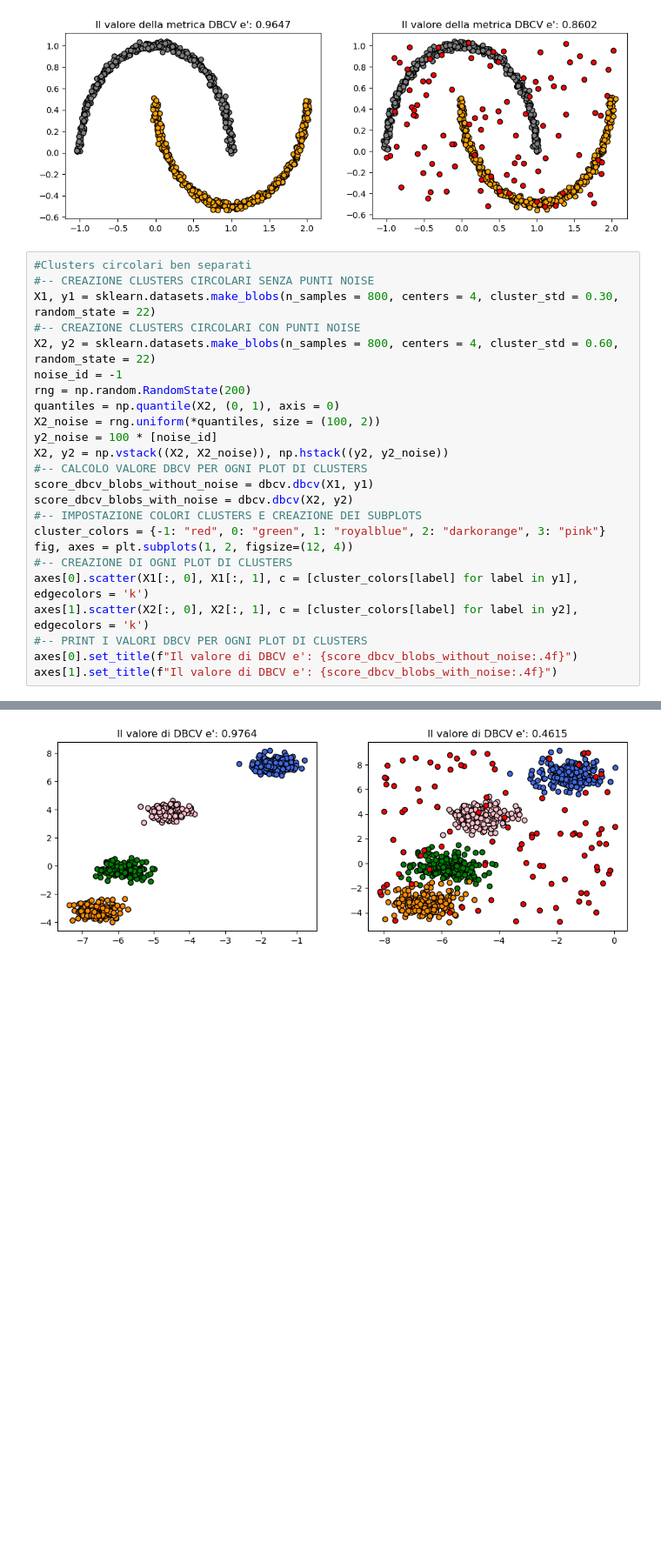
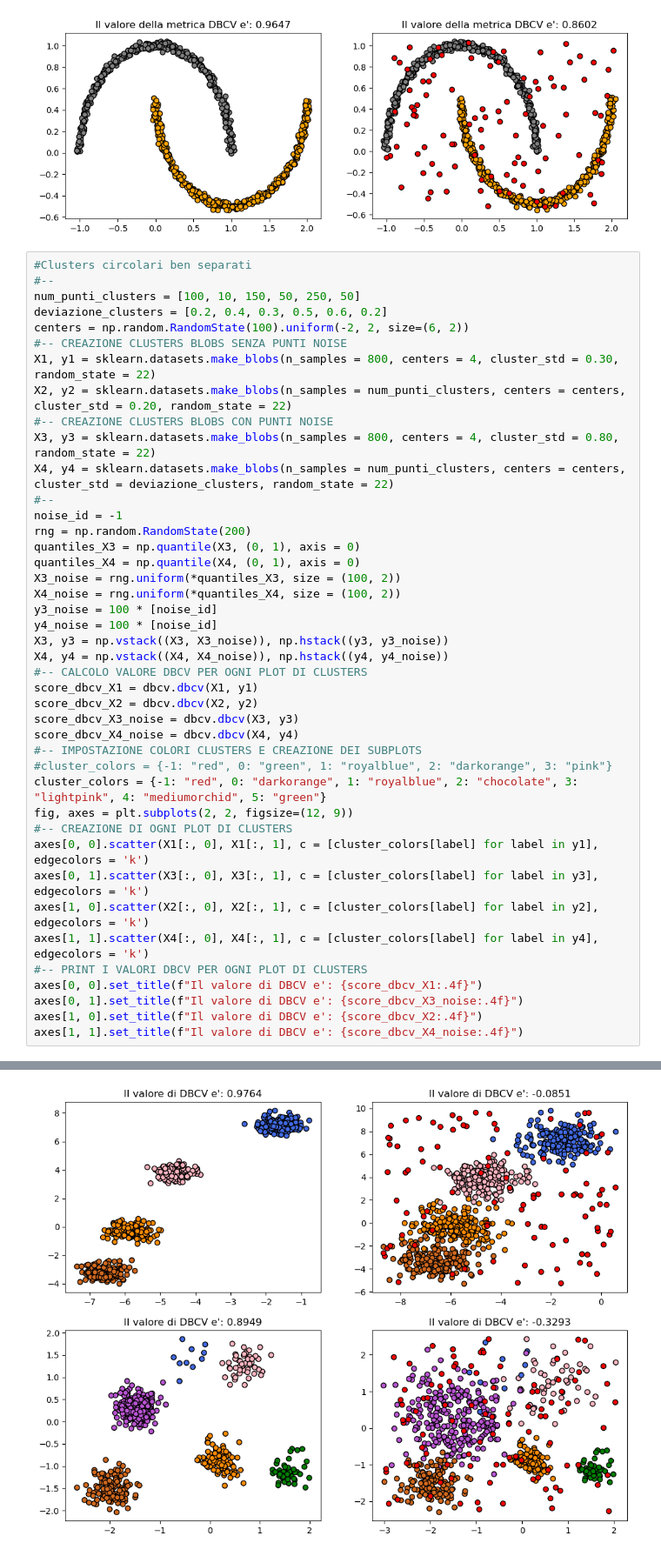
Before and after one commit to ArocchiDS/dbscan-clustering-ehr-data, a Jupyter notebook: DBSCAN.ipynb, the cells around one changed output, grey strips where cells are left out. Shown at 87% size. Cells and saved outputs as stored; diff of their text form; blank space fills up the shorter version.

Commit message:
Datasets artificiali

```diff
--- a/DBSCAN.ipynb
+++ b/DBSCAN.ipynb
@@ -38,26 +38,44 @@ Text(0.5, 1.0, "Il valore della metrica DBCV e': 0.8602")
 [figure]
 # %%
 #Clusters circolari ben separati
-#-- CREAZIONE CLUSTERS CIRCOLARI SENZA PUNTI NOISE
+#--
+num_punti_clusters = [100, 10, 150, 50, 250, 50]
+deviazione_clusters = [0.2, 0.4, 0.3, 0.5, 0.6, 0.2]
+centers = np.random.RandomState(100).uniform(-2, 2, size=(6, 2))
+#-- CREAZIONE CLUSTERS BLOBS SENZA PUNTI NOISE
 X1, y1 = sklearn.datasets.make_blobs(n_samples = 800, centers = 4, cluster_std = 0.30, random_state = 22)
-#-- CREAZIONE CLUSTERS CIRCOLARI CON PUNTI NOISE
-X2, y2 = sklearn.datasets.make_blobs(n_samples = 800, centers = 4, cluster_std = 0.60, random_state = 22)
+X2, y2 = sklearn.datasets.make_blobs(n_samples = num_punti_clusters, centers = centers, cluster_std = 0.20, random_state = 22)
+#-- CREAZIONE CLUSTERS BLOBS CON PUNTI NOISE
+X3, y3 = sklearn.datasets.make_blobs(n_samples = 800, centers = 4, cluster_std = 0.80, random_state = 22)
+X4, y4 = sklearn.datasets.make_blobs(n_samples = num_punti_clusters, centers = centers, cluster_std = deviazione_clusters, random_state = 22)
+#--
 noise_id = -1
 rng = np.random.RandomState(200)
-quantiles = np.quantile(X2, (0, 1), axis = 0)
-X2_noise = rng.uniform(*quantiles, size = (100, 2))
-y2_noise = 100 * [noise_id]
-X2, y2 = np.vstack((X2, X2_noise)), np.hstack((y2, y2_noise))
+quantiles_X3 = np.quantile(X3, (0, 1), axis = 0)
+quantiles_X4 = np.quantile(X4, (0, 1), axis = 0)
+X3_noise = rng.uniform(*quantiles_X3, size = (100, 2))
+X4_noise = rng.uniform(*quantiles_X4, size = (100, 2))
+y3_noise = 100 * [noise_id]
+y4_noise = 100 * [noise_id]
+X3, y3 = np.vstack((X3, X3_noise)), np.hstack((y3, y3_noise))
+X4, y4 = np.vstack((X4, X4_noise)), np.hstack((y4, y4_noise))
 #-- CALCOLO VALORE DBCV PER OGNI PLOT DI CLUSTERS
-score_dbcv_blobs_without_noise = dbcv.dbcv(X1, y1)
-score_dbcv_blobs_with_noise = dbcv.dbcv(X2, y2)
+score_dbcv_X1 = dbcv.dbcv(X1, y1)
+score_dbcv_X2 = dbcv.dbcv(X2, y2)
+score_dbcv_X3_noise = dbcv.dbcv(X3, y3)
+score_dbcv_X4_noise = dbcv.dbcv(X4, y4)
 #-- IMPOSTAZIONE COLORI CLUSTERS E CREAZIONE DEI SUBPLOTS
-cluster_colors = {-1: "red", 0: "green", 1: "royalblue", 2: "darkorange", 3: "pink"}
-fig, axes = plt.subplots(1, 2, figsize=(12, 4))
+#cluster_colors = {-1: "red", 0: "green", 1: "royalblue", 2: "darkorange", 3: "pink"}
+cluster_colors = {-1: "red", 0: "darkorange", 1: "royalblue", 2: "chocolate", 3: "lightpink", 4: "mediumorchid", 5: "green"}
+fig, axes = plt.subplots(2, 2, figsize=(12, 9))
 #-- CREAZIONE DI OGNI PLOT DI CLUSTERS
-axes[0].scatter(X1[:, 0], X1[:, 1], c = [cluster_colors[label] for label in y1], edgecolors = 'k')
-axes[1].scatter(X2[:, 0], X2[:, 1], c = [cluster_colors[label] for label in y2], edgecolors = 'k')
+axes[0, 0].scatter(X1[:, 0], X1[:, 1], c = [cluster_colors[label] for label in y1], edgecolors = 'k')
+axes[0, 1].scatter(X3[:, 0], X3[:, 1], c = [cluster_colors[label] for label in y3], edgecolors = 'k')
+axes[1, 0].scatter(X2[:, 0], X2[:, 1], c = [cluster_colors[label] for label in y2], edgecolors = 'k')
+axes[1, 1].scatter(X4[:, 0], X4[:, 1], c = [cluster_colors[label] for label in y4], edgecolors = 'k')
 #-- PRINT I VALORI DBCV PER OGNI PLOT DI CLUSTERS
-axes[0].set_title(f"Il valore di DBCV e': {score_dbcv_blobs_without_noise:.4f}")
-axes[1].set_title(f"Il valore di DBCV e': {score_dbcv_blobs_with_noise:.4f}")
+axes[0, 0].set_title(f"Il valore di DBCV e': {score_dbcv_X1:.4f}")
+axes[0, 1].set_title(f"Il valore di DBCV e': {score_dbcv_X3_noise:.4f}")
+axes[1, 0].set_title(f"Il valore di DBCV e': {score_dbcv_X2:.4f}")
+axes[1, 1].set_title(f"Il valore di DBCV e': {score_dbcv_X4_noise:.4f}")
 # %% [output]
@@ -65,4 +83,4 @@ Text(0.5, 1.0, "Il valore di DBCV e': 0.4615")
-[figure, old version]
+[figure, new version]
 # %%
 #ANELLI CONCENTRICI
 #-- CREAZIONE CLUSTERS CON FORMA DI ANNELLI SENZA PUNTI NOISE
```
Also changed, not shown: parts of 3 cells of this notebook.
